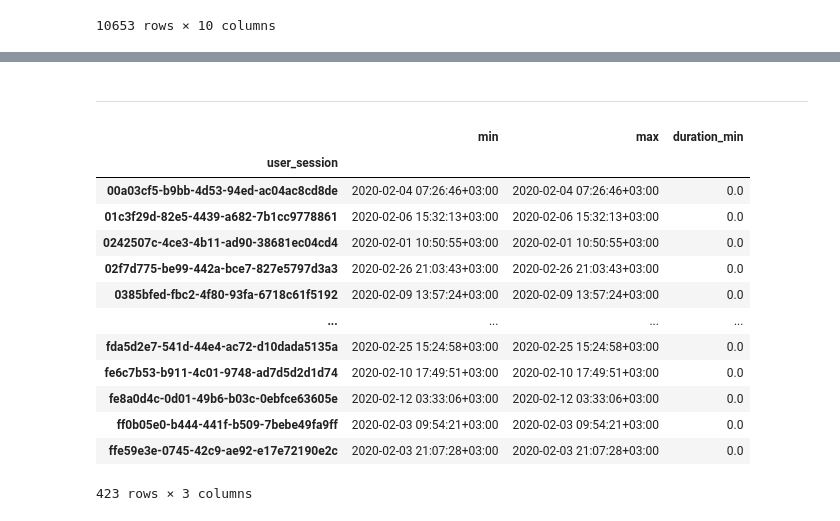
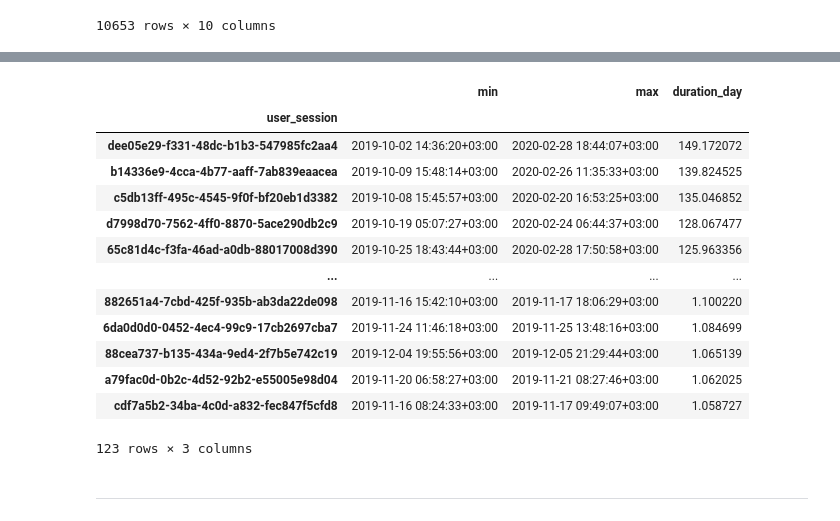
Before and after one commit to Blche/datathon_09, a Jupyter notebook: members/문세희/03_price_zero_and_price_inconsistency_check.ipynb.ipynb, the cells around one changed output, grey strips where cells are left out. Cells and saved outputs as stored; diff of their text form; code cells hidden in the pictures.

```diff
--- a/members/문세희/03_price_zero_and_price_inconsistency_check.ipynb.ipynb
+++ b/members/문세희/03_price_zero_and_price_inconsistency_check.ipynb.ipynb
@@ -498,22 +499,28 @@ abnormal_sessions = event_rate[event_rate > 60].index
 df_new_zero = df_new_zero[~df_new_zero['user_session'].isin(abnormal_sessions)].copy()
+# %%
+# session_time이 며칠 단위인 세션 보기
+# 다시 세션 시간 갱신 (위에서 제거됐으므로)
+session_time = df_new_zero.groupby('user_session')['event_time_moscow'].agg(['min', 'max'])
+session_time['duration_day'] = (session_time['max'] - session_time['min']).dt.total_seconds() / 86400  # 하루 단위
+
+# n일 초과인 세션 보기 (예: 1일 초과)
+long_sessions = session_time[session_time['duration_day'] > 1]
+display(long_sessions.sort_values('duration_day', ascending=False))
+# %% [output]
+|  | min | max | duration_day |
+| user_session |  |  |  |
+| dee05e29-f331-48dc-b1b3-547985fc2aa4 | 2019-10-02 14:36:20+03:00 | 2020-02-28 18:44:07+03:00 | 149.172072 |
+| b14336e9-4cca-4b77-aaff-7ab839eaacea | 2019-10-09 15:48:14+03:00 | 2020-02-26 11:35:33+03:00 | 139.824525 |
+| c5db13ff-495c-4545-9f0f-bf20eb1d3382 | 2019-10-08 15:45:57+03:00 | 2020-02-20 16:53:25+03:00 | 135.046852 |
+| d7998d70-7562-4ff0-8870-5ace290db2c9 | 2019-10-19 05:07:27+03:00 | 2020-02-24 06:44:37+03:00 | 128.067477 |
+| 65c81d4c-f3fa-46ad-a0db-88017008d390 | 2019-10-25 18:43:44+03:00 | 2020-02-28 17:50:58+03:00 | 125.963356 |
+| ... | ... | ... | ... |
+| 882651a4-7cbd-425f-935b-ab3da22de098 | 2019-11-16 15:42:10+03:00 | 2019-11-17 18:06:29+03:00 | 1.100220 |
+| 6da0d0d0-0452-4ec4-99c9-17cb2697cba7 | 2019-11-24 11:46:18+03:00 | 2019-11-25 13:48:16+03:00 | 1.084699 |
+| 88cea737-b135-434a-9ed4-2f7b5e742c19 | 2019-12-04 19:55:56+03:00 | 2019-12-05 21:29:44+03:00 | 1.065139 |
+| a79fac0d-0b2c-4d52-92b2-e55005e98d04 | 2019-11-20 06:58:27+03:00 | 2019-11-21 08:27:46+03:00 | 1.062025 |
+| cdf7a5b2-34ba-4c0d-a832-fec847f5cfd8 | 2019-11-16 08:24:33+03:00 | 2019-11-17 09:49:07+03:00 | 1.058727 |
+123 rows × 3 columns
 # %% [markdown]
 ---
-# %%
-zero_duration_sessions = session_time[session_time['duration_min'] == 0]
-zero_duration_sessions
-# %% [output]
-|  | min | max | duration_min |
-| user_session |  |  |  |
-| 00a03cf5-b9bb-4d53-94ed-ac04ac8cd8de | 2020-02-04 07:26:46+03:00 | 2020-02-04 07:26:46+03:00 | 0.0 |
-| 01c3f29d-82e5-4439-a682-7b1cc9778861 | 2020-02-06 15:32:13+03:00 | 2020-02-06 15:32:13+03:00 | 0.0 |
-| 0242507c-4ce3-4b11-ad90-38681ec04cd4 | 2020-02-01 10:50:55+03:00 | 2020-02-01 10:50:55+03:00 | 0.0 |
-| 02f7d775-be99-442a-bce7-827e5797d3a3 | 2020-02-26 21:03:43+03:00 | 2020-02-26 21:03:43+03:00 | 0.0 |
-| 0385bfed-fbc2-4f80-93fa-6718c61f5192 | 2020-02-09 13:57:24+03:00 | 2020-02-09 13:57:24+03:00 | 0.0 |
-| ... | ... | ... | ... |
-| fda5d2e7-541d-44e4-ac72-d10dada5135a | 2020-02-25 15:24:58+03:00 | 2020-02-25 15:24:58+03:00 | 0.0 |
-| fe6c7b53-b911-4c01-9748-ad7d5d2d1d74 | 2020-02-10 17:49:51+03:00 | 2020-02-10 17:49:51+03:00 | 0.0 |
-| fe8a0d4c-0d01-49b6-b03c-0ebfce63605e | 2020-02-12 03:33:06+03:00 | 2020-02-12 03:33:06+03:00 | 0.0 |
-| ff0b05e0-b444-441f-b509-7bebe49fa9ff | 2020-02-03 09:54:21+03:00 | 2020-02-03 09:54:21+03:00 | 0.0 |
-| ffe59e3e-0745-42c9-ae92-e17e72190e2c | 2020-02-03 21:07:28+03:00 | 2020-02-03 21:07:28+03:00 | 0.0 |
-423 rows × 3 columns
 # %%
```
Also changed, not shown: parts of 19 cells of this notebook, 4 other files.
